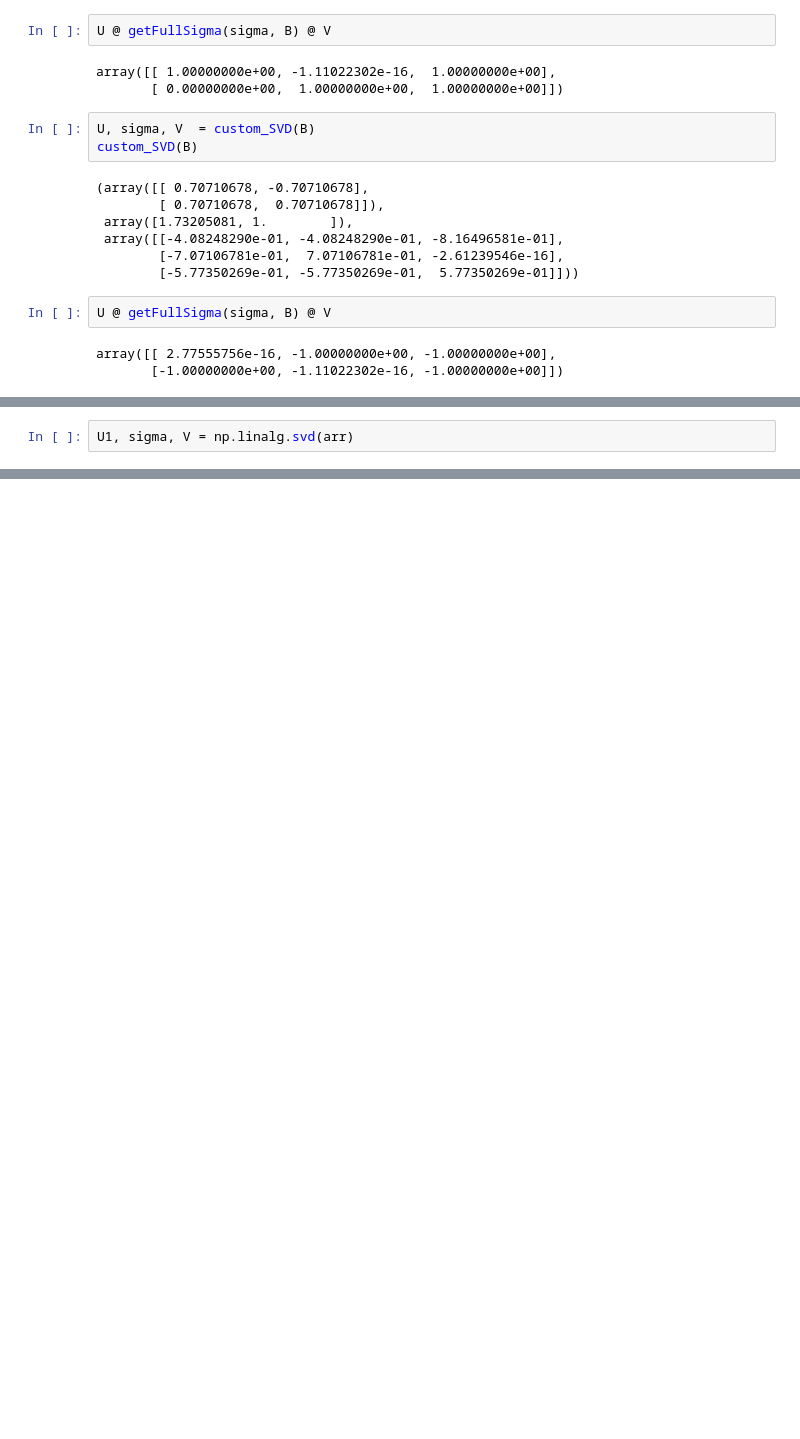
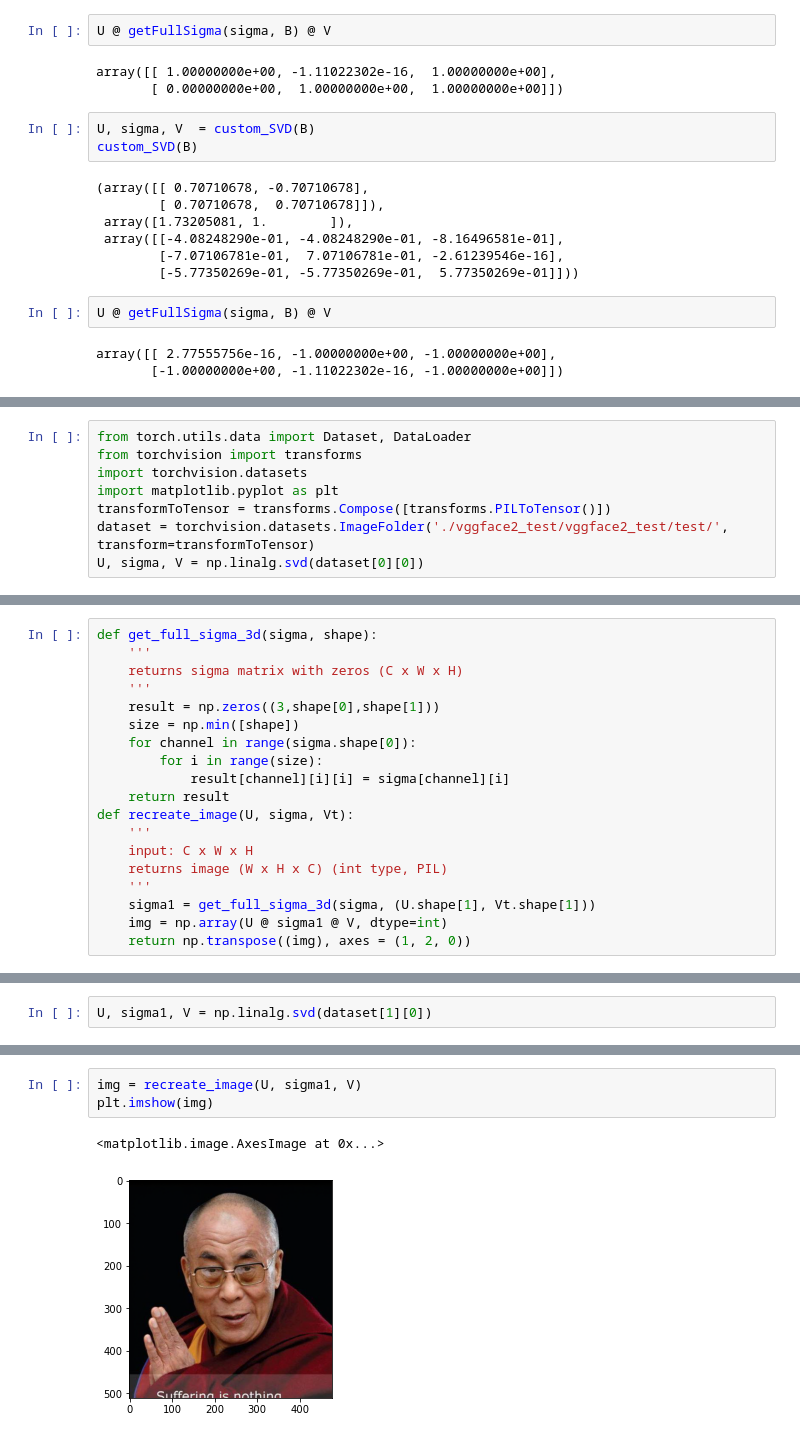
Before and after one commit to Zhekuson/SVDFaces, a Jupyter notebook: main.ipynb, the cells around one changed output, grey strips where cells are left out. Drawn from its saved outputs; the diff is of its cells as text; blank space fills up the shorter version.

```diff
--- a/main.ipynb
+++ b/main.ipynb
@@ -126,0 +125,8 @@ from PIL import Image
+# %%
+from torch.utils.data import Dataset, DataLoader
+from torchvision import transforms
+import torchvision.datasets
+import matplotlib.pyplot as plt
+transformToTensor = transforms.Compose([transforms.PILToTensor()])
+dataset = torchvision.datasets.ImageFolder('./vggface2_test/vggface2_test/test/', transform=transformToTensor)
+U, sigma, V = np.linalg.svd(dataset[0][0])
@@ -126,0 +161,19 @@ from PIL import Image
+# %%
+def get_full_sigma_3d(sigma, shape):
+    '''
+    returns sigma matrix with zeros (C x W x H)
+    '''
+    result = np.zeros((3,shape[0],shape[1]))
+    size = np.min([shape])
+    for channel in range(sigma.shape[0]):
+        for i in range(size):
+            result[channel][i][i] = sigma[channel][i]
+    return result
+def recreate_image(U, sigma, Vt):
+    '''
+    input: C x W x H
+    returns image (W x H x C) (int type, PIL)
+    '''
+    sigma1 = get_full_sigma_3d(sigma, (U.shape[1], Vt.shape[1]))
+    img = np.array(U @ sigma1 @ V, dtype=int)
+    return np.transpose((img), axes = (1, 2, 0))
@@ -131,2 +211,2 @@ arr =np.array(image)
 # %%
-U1, sigma, V = np.linalg.svd(arr)
+U, sigma1, V = np.linalg.svd(dataset[1][0])
@@ -139,0 +213,6 @@ array([7, 5, 3, 2, 1])
+# %%
+img = recreate_image(U, sigma1, V)
+plt.imshow(img)
+# %% [output]
+<matplotlib.image.AxesImage at 0x...>
+[figure, added]
```
Also changed, not shown: parts of 15 cells of this notebook.
